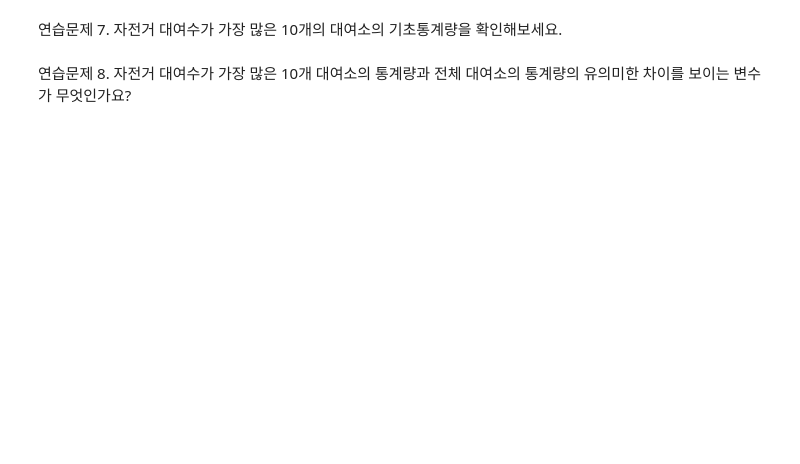
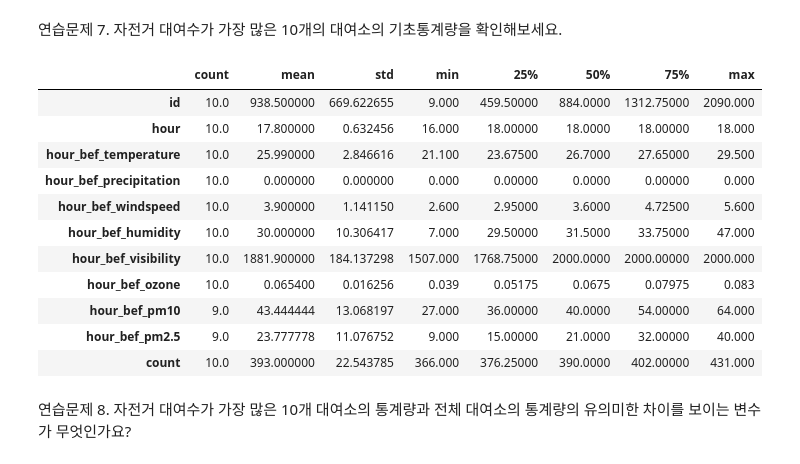
Before and after one commit to Young4424/ML_DL_practice, a Jupyter notebook: 02_데이터프레임의_이해와_처리.ipynb, the cells around one changed output. Cells and saved outputs as stored; diff of their text form; code cells hidden in the pictures; blank space fills up the shorter version.

```diff
--- a/02_데이터프레임의_이해와_처리.ipynb
+++ b/02_데이터프레임의_이해와_처리.ipynb
@@ -1292,4 +1394,19 @@ Name: director_name, Length: 4814, dtype: object
 # %% [markdown]
 연습문제 7. 자전거 대여수가 가장 많은 10개의 대여소의 기초통계량을 확인해보세요.
+# %%
+bycicle.nlargest(10,'count').describe().T
+# %% [output]
+|  | count | mean | std | min | 25% | 50% | 75% | max |
+| id | 10.0 | 938.500000 | 669.622655 | 9.000 | 459.50000 | 884.0000 | 1312.75000 | 2090.000 |
+| hour | 10.0 | 17.800000 | 0.632456 | 16.000 | 18.00000 | 18.0000 | 18.00000 | 18.000 |
+| hour_bef_temperature | 10.0 | 25.990000 | 2.846616 | 21.100 | 23.67500 | 26.7000 | 27.65000 | 29.500 |
+| hour_bef_precipitation | 10.0 | 0.000000 | 0.000000 | 0.000 | 0.00000 | 0.0000 | 0.00000 | 0.000 |
+| hour_bef_windspeed | 10.0 | 3.900000 | 1.141150 | 2.600 | 2.95000 | 3.6000 | 4.72500 | 5.600 |
+| hour_bef_humidity | 10.0 | 30.000000 | 10.306417 | 7.000 | 29.50000 | 31.5000 | 33.75000 | 47.000 |
+| hour_bef_visibility | 10.0 | 1881.900000 | 184.137298 | 1507.000 | 1768.75000 | 2000.0000 | 2000.00000 | 2000.000 |
+| hour_bef_ozone | 10.0 | 0.065400 | 0.016256 | 0.039 | 0.05175 | 0.0675 | 0.07975 | 0.083 |
+| hour_bef_pm10 | 9.0 | 43.444444 | 13.068197 | 27.000 | 36.00000 | 40.0000 | 54.00000 | 64.000 |
+| hour_bef_pm2.5 | 9.0 | 23.777778 | 11.076752 | 9.000 | 15.00000 | 21.0000 | 32.00000 | 40.000 |
+| count | 10.0 | 393.000000 | 22.543785 | 366.000 | 376.25000 | 390.0000 | 402.00000 | 431.000 |
 # %% [markdown]
 연습문제 8. 자전거 대여수가 가장 많은 10개 대여소의 통계량과 전체 대여소의 통계량의 유의미한 차이를 보이는 변수가 무엇인가요?
```
Also changed, not shown: parts of 11 cells of this notebook.
